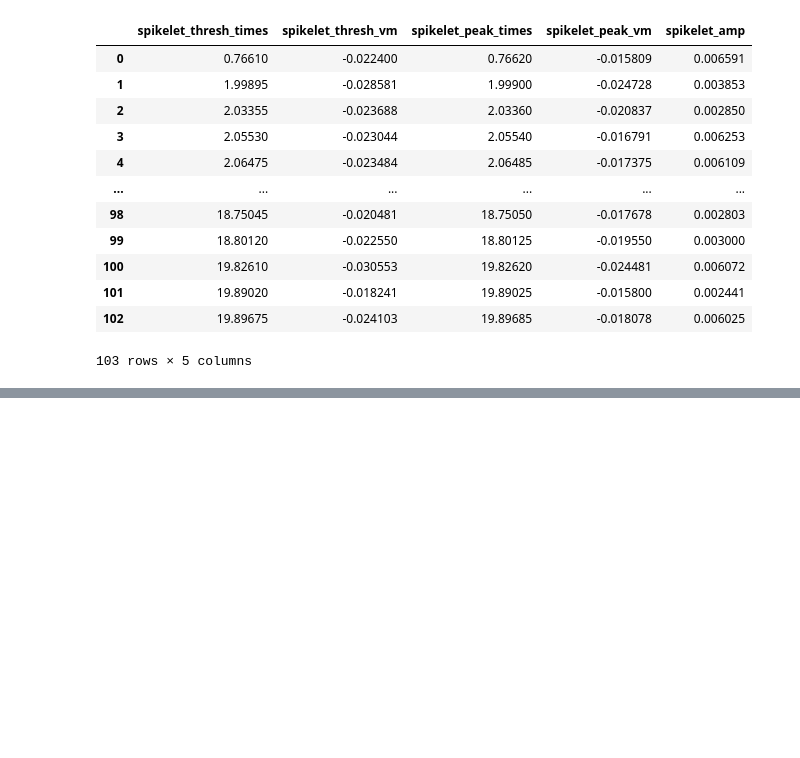
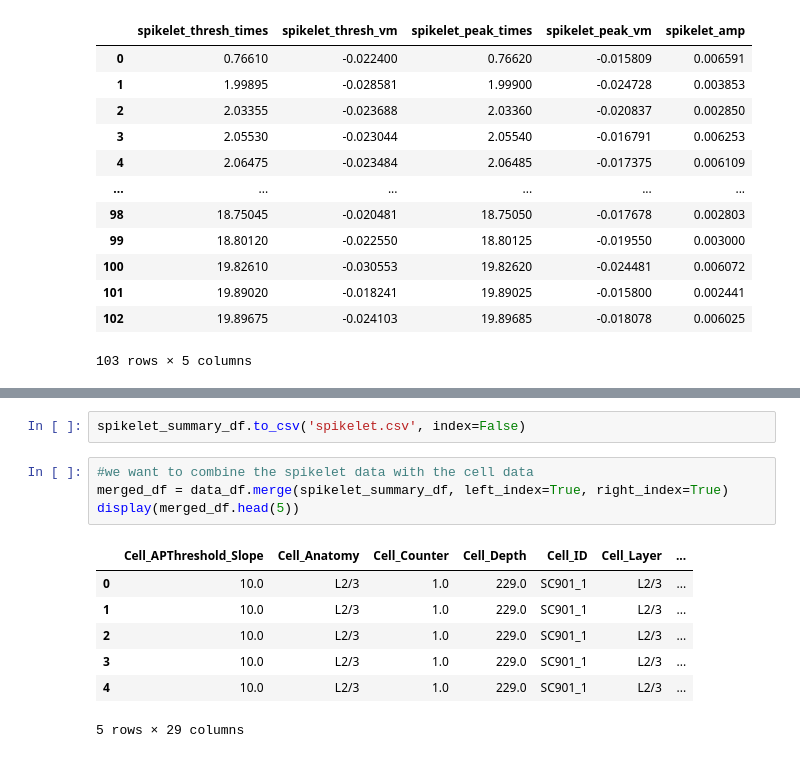
Before and after one commit to maxcaa/neuro_circuit, a Jupyter notebook: Cleardoc.ipynb, the cells around one changed output, grey strips where cells are left out. Saved outputs shown, nothing was run; the diff lists cells and outputs as text; blank space fills up the shorter version.

```diff
--- a/Cleardoc.ipynb
+++ b/Cleardoc.ipynb
@@ -124,0 +107,14 @@ spikelet_summary_df.describe()
+# %%
+spikelet_summary_df.to_csv('spikelet.csv', index=False)
+# %%
+#we want to combine the spikelet data with the cell data
+merged_df = data_df.merge(spikelet_summary_df, left_index=True, right_index=True)
+display(merged_df.head(5))
+# %% [output]
+|  | Cell_APThreshold_Slope | Cell_Anatomy | Cell_Counter | Cell_Depth | Cell_ID | Cell_Layer | ... |
+| 0 | 10.0 | L2/3 | 1.0 | 229.0 | SC901_1 | L2/3 | ... |
+| 1 | 10.0 | L2/3 | 1.0 | 229.0 | SC901_1 | L2/3 | ... |
+| 2 | 10.0 | L2/3 | 1.0 | 229.0 | SC901_1 | L2/3 | ... |
+| 3 | 10.0 | L2/3 | 1.0 | 229.0 | SC901_1 | L2/3 | ... |
+| 4 | 10.0 | L2/3 | 1.0 | 229.0 | SC901_1 | L2/3 | ... |
+5 rows × 29 columns
```
Also changed, not shown: parts of 9 cells of this notebook.
